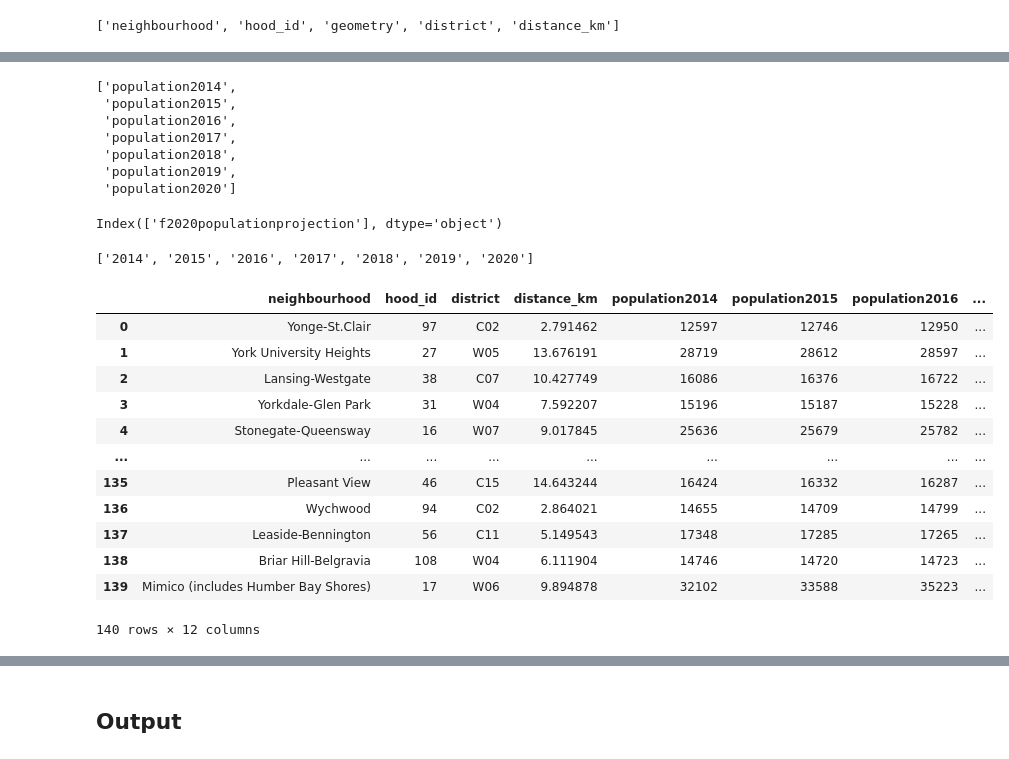
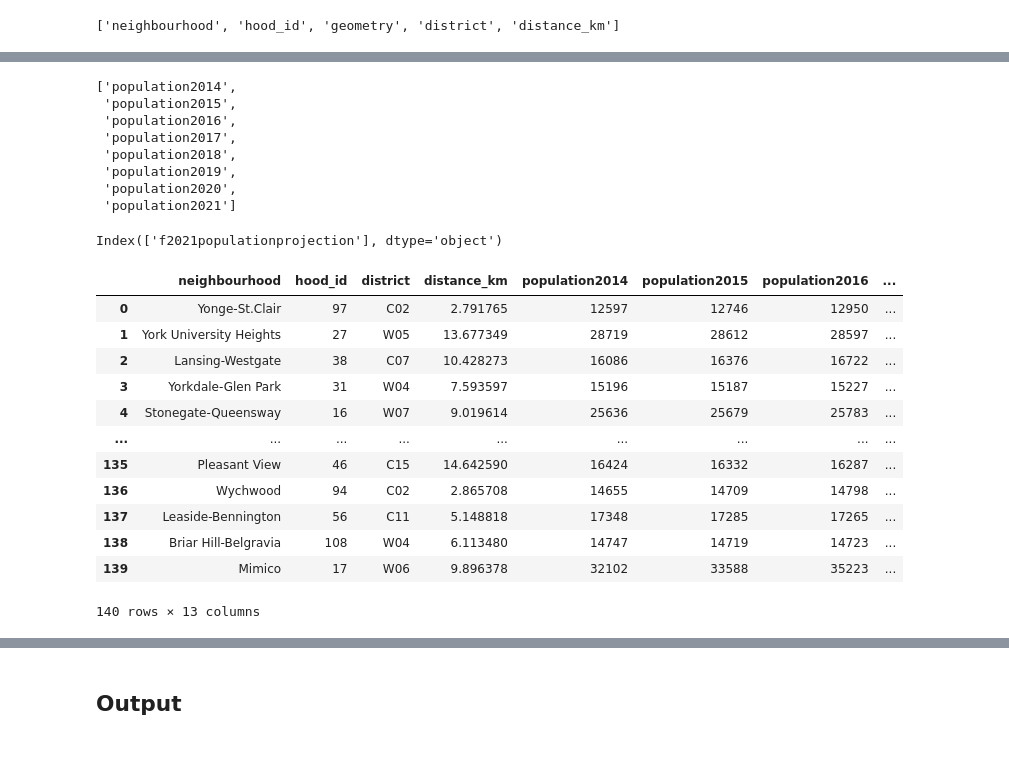
Before and after one commit to WillKWL/Project-TorontoApartment, a Jupyter notebook: source/1b- load neighbourhood boundaries.ipynb, the cells around one changed output, grey strips where cells are left out. Drawn from its saved outputs; the diff is of its cells as text; code cells hidden in the pictures.

```diff
--- a/source/1b- load neighbourhood boundaries.ipynb
+++ b/source/1b- load neighbourhood boundaries.ipynb
@@ -38,6 +38,7 @@ epsg_3d = 4326
 - Neighbourhood GeoJSON file https://opendata.arcgis.com/api/v3/datasets/3a1a9c98146e470e94e814b0e3a3fbca_0/downloads/data?format=geojson&spatialRefId=4326
 - *Population figures reflect only the resident population of a region. The temporary population such as the commuters and business patrons are not included.
 # %%
-neighbourhoods = gpd.read_file('../data/raw/Neighbourhood_Crime_Rates_2020.geojson')
+neighbourhoods = gpd.read_file('../data/raw/Neighbourhood_Boundary.geojson')
+neighbourhoods.rename(columns={'hoodname': 'neighbourhood'}, inplace=True)
 neighbourhoods.head()
 # %% [output]
@@ -478,40 +495,36 @@ population
  'population2017',
  'population2018',
  'population2019',
- 'population2020']
+ 'population2020',
+ 'population2021']
 # %%
 col_order = word_columns + population + [x + y for x in crime_counts for y in years]  + [x + y for x in crime_rates for y in years]  + [x + y for x in crime_density for y in years]
 # %%
 # we can skip what is not in the col_order
 neighbourhoods.columns[~neighbourhoods.columns.isin(col_order)]
 # %% [output]
-Index(['f2020populationprojection'], dtype='object')
+Index(['f2021populationprojection'], dtype='object')
 # %%
 neighbourhoods = neighbourhoods[col_order]
-# %%
-neighbourhood_years = sorted(list(set([re.search('\d+', x).group(0) for x in neighbourhoods.columns if re.search('\d+', x) is not None])))
-neighbourhood_years
-# %% [output]
-['2014', '2015', '2016', '2017', '2018', '2019', '2020']
 # %%
 neighbourhoods_output = neighbourhoods[['neighbourhood', 'hood_id', 'district', 'distance_km'] +
-                                       ['population' + x for x in neighbourhood_years] +
+                                       ['population' + x for x in years] +
                                        ['geometry']]
 neighbourhoods_output
 # %% [output]
 |  | neighbourhood | hood_id | district | distance_km | population2014 | population2015 | population2016 | ... |
-| 0 | Yonge-St.Clair | 97 | C02 | 2.791462 | 12597 | 12746 | 12950 | ... |
-| 1 | York University Heights | 27 | W05 | 13.676191 | 28719 | 28612 | 28597 | ... |
-| 2 | Lansing-Westgate | 38 | C07 | 10.427749 | 16086 | 16376 | 16722 | ... |
-| 3 | Yorkdale-Glen Park | 31 | W04 | 7.592207 | 15196 | 15187 | 15228 | ... |
-| 4 | Stonegate-Queensway | 16 | W07 | 9.017845 | 25636 | 25679 | 25782 | ... |
+| 0 | Yonge-St.Clair | 97 | C02 | 2.791765 | 12597 | 12746 | 12950 | ... |
+| 1 | York University Heights | 27 | W05 | 13.677349 | 28719 | 28612 | 28597 | ... |
+| 2 | Lansing-Westgate | 38 | C07 | 10.428273 | 16086 | 16376 | 16722 | ... |
+| 3 | Yorkdale-Glen Park | 31 | W04 | 7.593597 | 15196 | 15187 | 15227 | ... |
+| 4 | Stonegate-Queensway | 16 | W07 | 9.019614 | 25636 | 25679 | 25783 | ... |
 | ... | ... | ... | ... | ... | ... | ... | ... | ... |
-| 135 | Pleasant View | 46 | C15 | 14.643244 | 16424 | 16332 | 16287 | ... |
-| 136 | Wychwood | 94 | C02 | 2.864021 | 14655 | 14709 | 14799 | ... |
-| 137 | Leaside-Bennington | 56 | C11 | 5.149543 | 17348 | 17285 | 17265 | ... |
-| 138 | Briar Hill-Belgravia | 108 | W04 | 6.111904 | 14746 | 14720 | 14723 | ... |
-| 139 | Mimico (includes Humber Bay Shores) | 17 | W06 | 9.894878 | 32102 | 33588 | 35223 | ... |
+| 135 | Pleasant View | 46 | C15 | 14.642590 | 16424 | 16332 | 16287 | ... |
+| 136 | Wychwood | 94 | C02 | 2.865708 | 14655 | 14709 | 14798 | ... |
+| 137 | Leaside-Bennington | 56 | C11 | 5.148818 | 17348 | 17285 | 17265 | ... |
+| 138 | Briar Hill-Belgravia | 108 | W04 | 6.113480 | 14747 | 14719 | 14723 | ... |
+| 139 | Mimico | 17 | W06 | 9.896378 | 32102 | 33588 | 35223 | ... |
-140 rows × 12 columns
+140 rows × 13 columns
 # %%
 neighbourhoods_output = pd.wide_to_long(neighbourhoods_output, stubnames='population',
                                         i=['neighbourhood', 'hood_id'],
```
Also changed, not shown: parts of 50 cells of this notebook, 20 other files.
